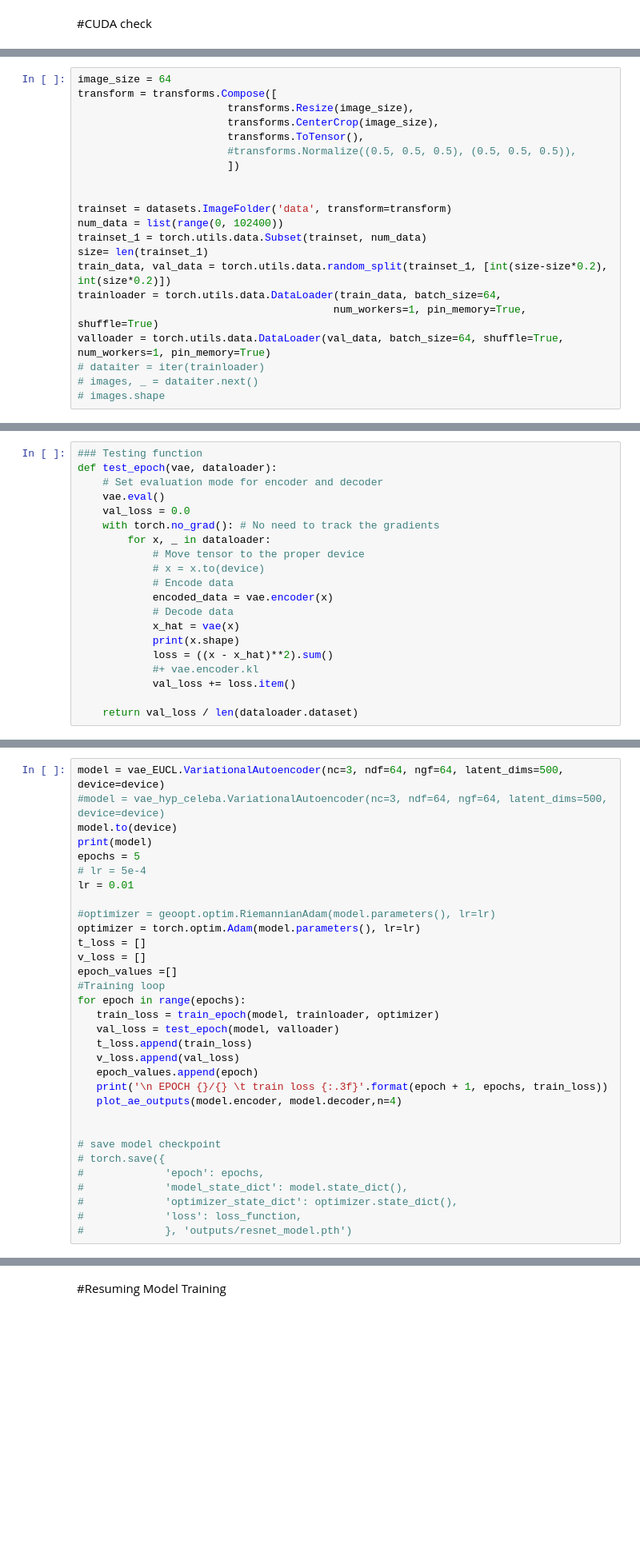
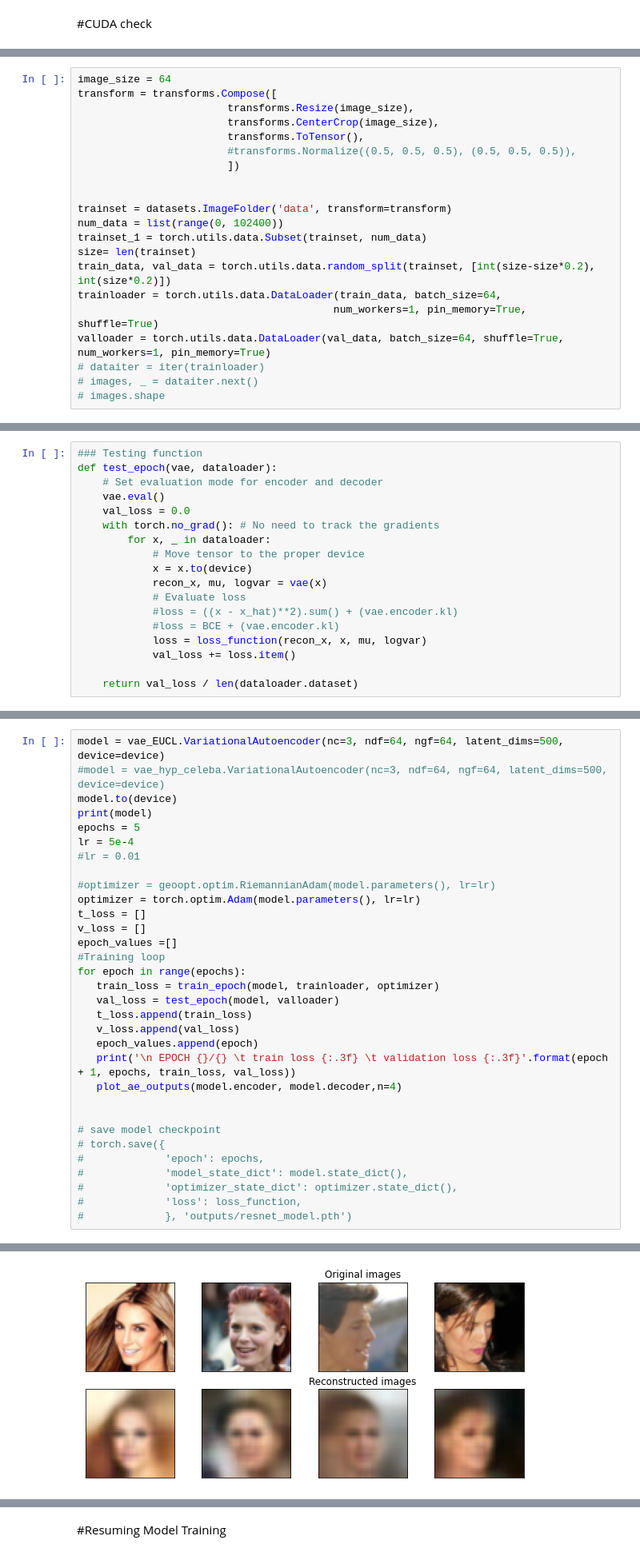
Before and after one commit to julian-8897/Non-Euclidean-NN, a Jupyter notebook: CelebA_vae_test.ipynb, the cells around one changed output, grey strips where cells are left out. Shown at 80% size. Cells and saved outputs as stored; diff of their text form; blank space fills up the shorter version.

```diff
--- a/CelebA_vae_test.ipynb
+++ b/CelebA_vae_test.ipynb
@@ -42,8 +42,8 @@ transform = transforms.Compose([
 trainset = datasets.ImageFolder('data', transform=transform)
 num_data = list(range(0, 102400))
 trainset_1 = torch.utils.data.Subset(trainset, num_data)
-size= len(trainset_1)
-train_data, val_data = torch.utils.data.random_split(trainset_1, [int(size-size*0.2), int(size*0.2)])
+size= len(trainset)
+train_data, val_data = torch.utils.data.random_split(trainset, [int(size-size*0.2), int(size*0.2)])
 trainloader = torch.utils.data.DataLoader(train_data, batch_size=64,
                                          num_workers=1, pin_memory=True, shuffle=True)
 valloader = torch.utils.data.DataLoader(val_data, batch_size=64, shuffle=True, num_workers=1, pin_memory=True)
@@ -100,14 +102,12 @@ def test_epoch(vae, dataloader):
     with torch.no_grad(): # No need to track the gradients
         for x, _ in dataloader:
             # Move tensor to the proper device
-            # x = x.to(device)
-            # Encode data
-            encoded_data = vae.encoder(x)
-            # Decode data
-            x_hat = vae(x)
-            print(x.shape)
-            loss = ((x - x_hat)**2).sum()
-            #+ vae.encoder.kl
+            x = x.to(device)
+            recon_x, mu, logvar = vae(x)
+            # Evaluate loss
+            #loss = ((x - x_hat)**2).sum() + (vae.encoder.kl)
+            #loss = BCE + (vae.encoder.kl)
+            loss = loss_function(recon_x, x, mu, logvar)
             val_loss += loss.item()
 
     return val_loss / len(dataloader.dataset)
@@ -142,8 +142,8 @@ model = vae_EUCL.VariationalAutoencoder(nc=3, ndf=64, ngf=64, latent_dims=500, d
 model.to(device)
 print(model)
 epochs = 5
-# lr = 5e-4
-lr = 0.01
+lr = 5e-4
+#lr = 0.01
 
 #optimizer = geoopt.optim.RiemannianAdam(model.parameters(), lr=lr)
 optimizer = torch.optim.Adam(model.parameters(), lr=lr)
@@ -157,7 +157,7 @@ for epoch in range(epochs):
    t_loss.append(train_loss)
    v_loss.append(val_loss)
    epoch_values.append(epoch)
-   print('\n EPOCH {}/{} \t train loss {:.3f}'.format(epoch + 1, epochs, train_loss))
+   print('\n EPOCH {}/{} \t train loss {:.3f} \t validation loss {:.3f}'.format(epoch + 1, epochs, train_loss, val_loss))
    plot_ae_outputs(model.encoder, model.decoder,n=4)
 
 
@@ -189,0 +190 @@ KeyboardInterrupt:
+[figure, added]
```
Also changed, not shown: parts of 4 cells of this notebook.
